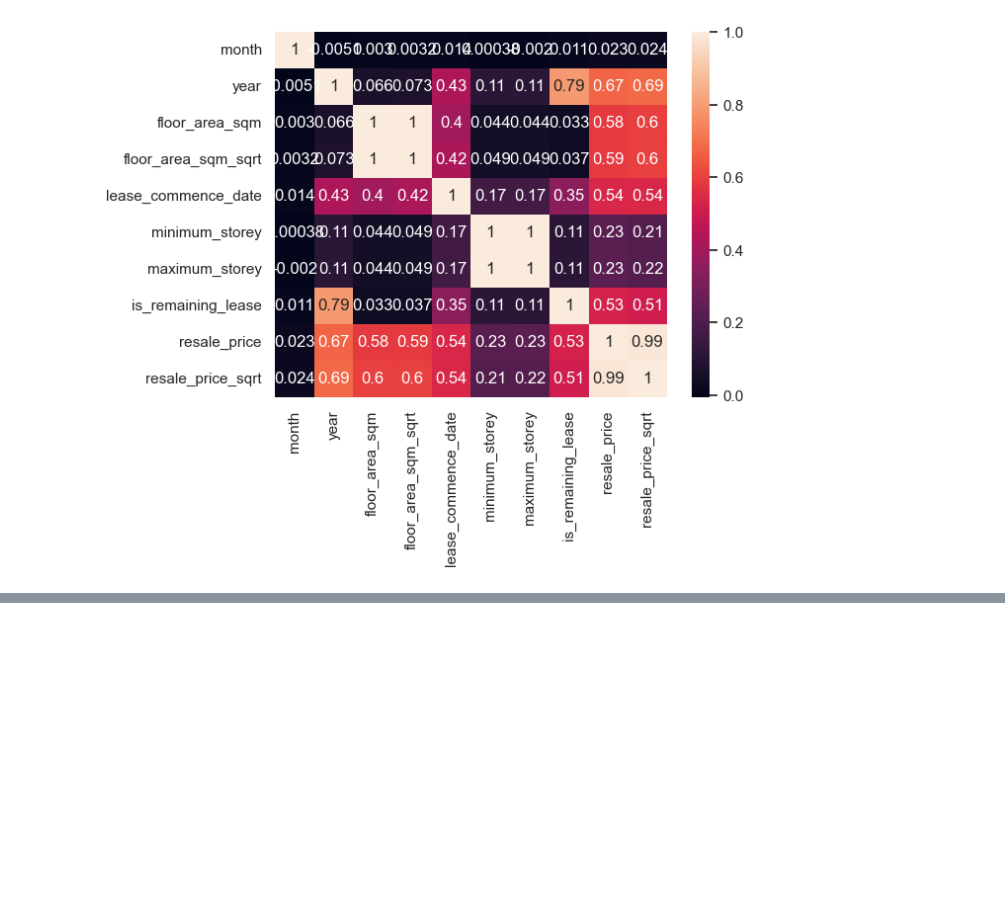
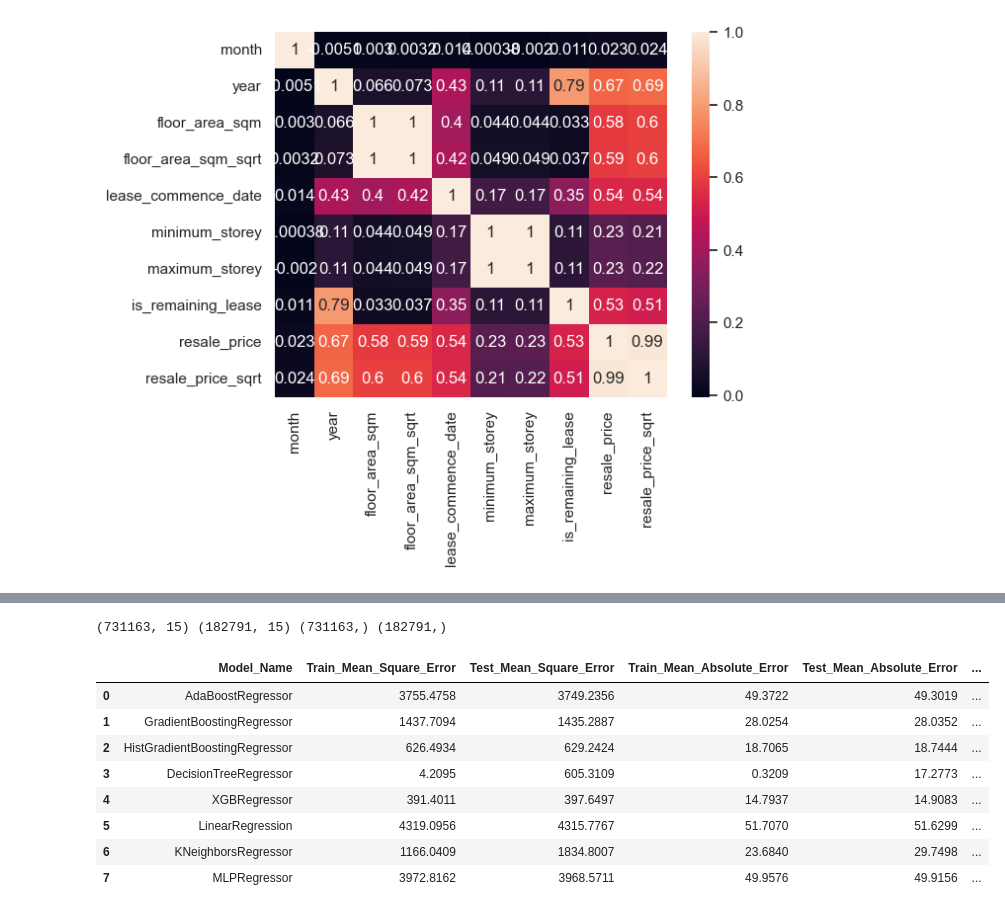
Before and after one commit to Prakash-Kani/Singapore-Resale-Flat-Prices-Prediction, a Jupyter notebook: EDA.ipynb, the cells around one changed output, grey strips where cells are left out. Cells and saved outputs as stored; diff of their text form; code cells hidden in the pictures; blank space fills up the shorter version.

```diff
--- a/EDA.ipynb
+++ b/EDA.ipynb
@@ -304,0 +423,55 @@ sns.heatmap(df[column_name].corr(), annot= True)
+# %%
+class regression:
+
+    def __init__(self, x, y):
+        self.models =[('AdaBoostRegressor', AdaBoostRegressor()),
+                    #  ('RandomForestRegressor', RandomForestRegressor()),
+                    #  ('ExtraTreesRegressor', ExtraTreesRegressor()),
+                     ('GradientBoostingRegressor', GradientBoostingRegressor()),
+                     ('HistGradientBoostingRegressor', HistGradientBoostingRegressor()),
+                     ('DecisionTreeRegressor', DecisionTreeRegressor()),
+                     ('XGBRegressor', XGBRegressor()),
+                     ('LinearRegression', LinearRegression()),
+                     ('KNeighborsRegressor', KNeighborsRegressor()),
+                     ('MLPRegressor', MLPRegressor()),
+                     ]
+        self.x_train, self.x_test, self.y_train,self.y_test = train_test_split(x,y,test_size=0.2, random_state = 42)
+    def all_model(self):
+        # Train and evaluate each model
+        print(self.x_train.shape, self.x_test.shape, self.y_train.shape, self.y_test.shape)
+        result = []
+        for model_name, model in self.models:
+            model.fit(self.x_train, self.y_train)
+            y_test_pred = model.predict(self.x_test)
+            y_train_pred = model.predict(self.x_train)
+
+            data ={'Model_Name': model_name,
+                    'Train_Mean_Square_Error': round(mean_squared_error(self.y_train, y_train_pred),4),
+                    'Test_Mean_Square_Error': round(mean_squared_error(self.y_test, y_test_pred),4),
+                    'Train_Mean_Absolute_Error': round(mean_absolute_error(self.y_train, y_train_pred),4),
+                    'Test_Mean_Absolute_Error': round(mean_absolute_error(self.y_test, y_test_pred),4),
+                    'Train_R2_Score': round(r2_score(self.y_train, y_train_pred ),4),
+                    'Test_R2_Score': round(r2_score(self.y_test, y_test_pred), 4)}
+            result.append(data)
+
+        self.model_score_df = pd.DataFrame(result)
+
+        return self.model_score_df
+# %%
+y = df1['resale_price_sqrt']
+x = df1.drop(['resale_price_sqrt', 'resale_price'], axis =1)
+# %%
+regression_models = regression(x,y)
+r_models = regression_models.all_model()
+r_models
+# %% [output]
+(731163, 15) (182791, 15) (731163,) (182791,)
+|  | Model_Name | Train_Mean_Square_Error | Test_Mean_Square_Error | Train_Mean_Absolute_Error | Test_Mean_Absolute_Error | ... |
+| 0 | AdaBoostRegressor | 3755.4758 | 3749.2356 | 49.3722 | 49.3019 | ... |
+| 1 | GradientBoostingRegressor | 1437.7094 | 1435.2887 | 28.0254 | 28.0352 | ... |
+| 2 | HistGradientBoostingRegressor | 626.4934 | 629.2424 | 18.7065 | 18.7444 | ... |
+| 3 | DecisionTreeRegressor | 4.2095 | 605.3109 | 0.3209 | 17.2773 | ... |
+| 4 | XGBRegressor | 391.4011 | 397.6497 | 14.7937 | 14.9083 | ... |
+| 5 | LinearRegression | 4319.0956 | 4315.7767 | 51.7070 | 51.6299 | ... |
+| 6 | KNeighborsRegressor | 1166.0409 | 1834.8007 | 23.6840 | 29.7498 | ... |
+| 7 | MLPRegressor | 3972.8162 | 3968.5711 | 49.9576 | 49.9156 | ... |
```
Also changed, not shown: parts of 22 cells of this notebook.
